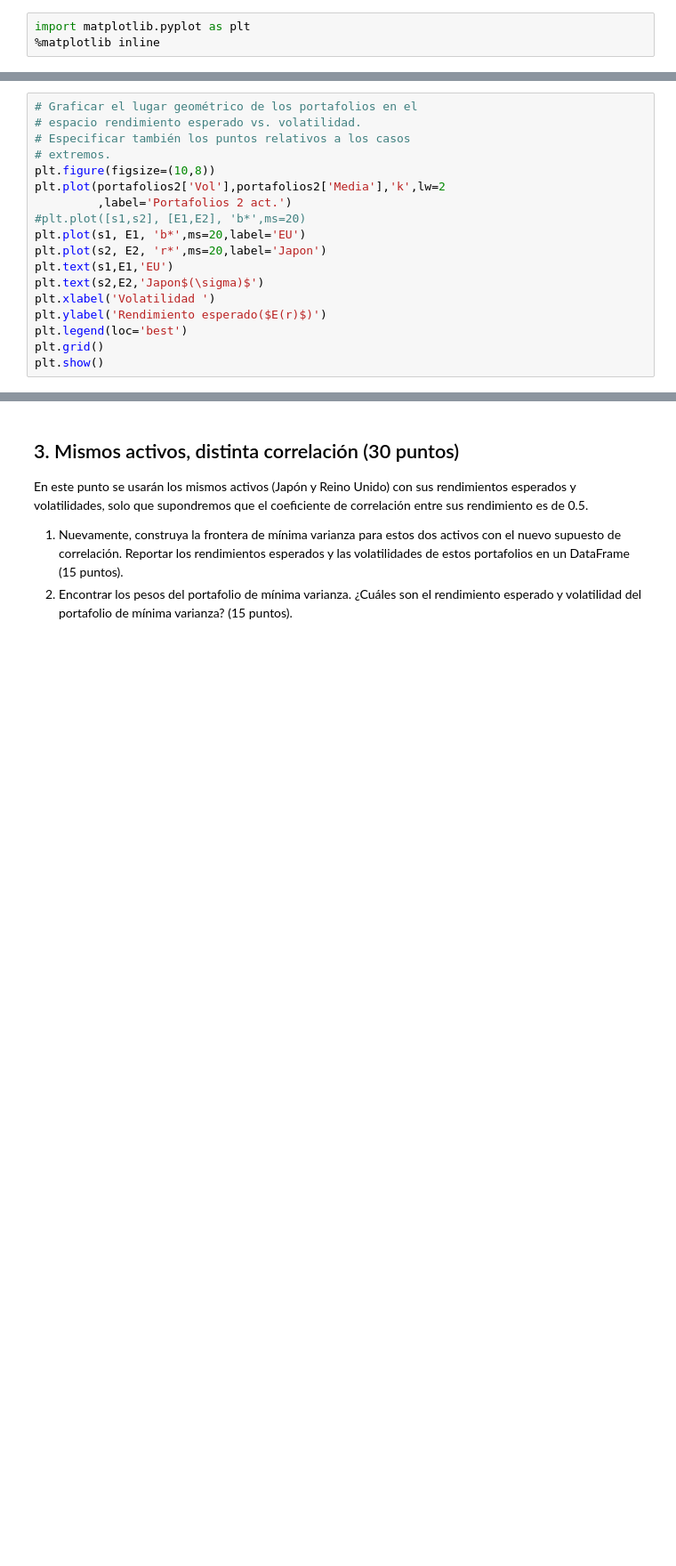
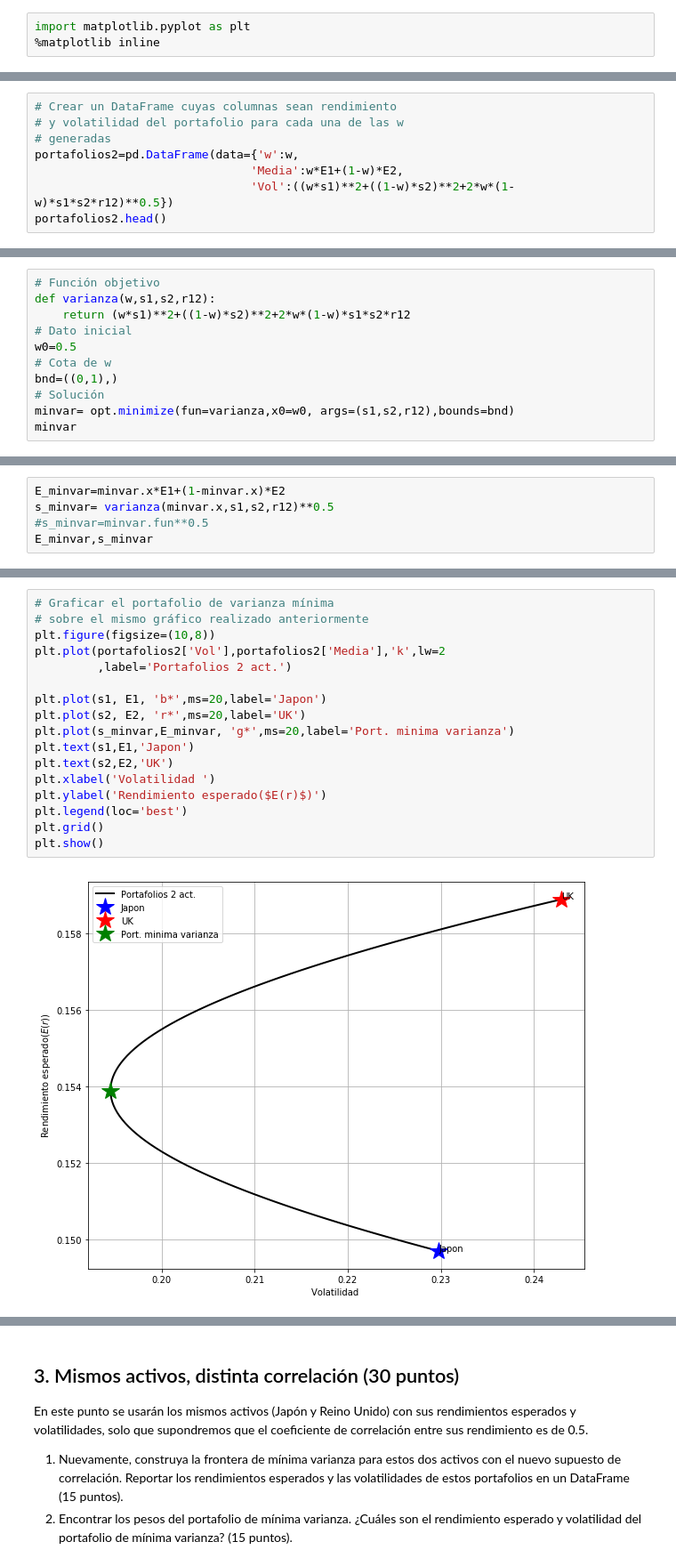
Before and after one commit to ariadnagalindom/portafolios, a Jupyter notebook: Modulo2/Tarea5_GalindoAriadna.ipynb, the cells around one changed output, grey strips where cells are left out. Shown at 89% size. Cells and saved outputs as stored; diff of their text form; blank space fills up the shorter version.

```diff
--- a/Modulo2/Tarea5_GalindoAriadna.ipynb
+++ b/Modulo2/Tarea5_GalindoAriadna.ipynb
@@ -75,0 +111,8 @@ NameError: name 'corr' is not defined
+# %%
+# Crear un DataFrame cuyas columnas sean rendimiento
+# y volatilidad del portafolio para cada una de las w
+# generadas
+portafolios2=pd.DataFrame(data={'w':w,
+                               'Media':w*E1+(1-w)*E2,
+                               'Vol':((w*s1)**2+((1-w)*s2)**2+2*w*(1-w)*s1*s2*r12)**0.5})
+portafolios2.head()
@@ -75,0 +130,11 @@ NameError: name 'corr' is not defined
+# %%
+# Función objetivo
+def varianza(w,s1,s2,r12):
+    return (w*s1)**2+((1-w)*s2)**2+2*w*(1-w)*s1*s2*r12
+# Dato inicial
+w0=0.5
+# Cota de w
+bnd=((0,1),)
+# Solución
+minvar= opt.minimize(fun=varianza,x0=w0, args=(s1,s2,r12),bounds=bnd)
+minvar
@@ -75,0 +156,5 @@ NameError: name 'corr' is not defined
+# %%
+E_minvar=minvar.x*E1+(1-minvar.x)*E2
+s_minvar= varianza(minvar.x,s1,s2,r12)**0.5
+#s_minvar=minvar.fun**0.5
+E_minvar,s_minvar
@@ -76,18 +163,19 @@ NameError: name 'corr' is not defined
 # %%
-# Graficar el lugar geométrico de los portafolios en el
-# espacio rendimiento esperado vs. volatilidad.
-# Especificar también los puntos relativos a los casos
-# extremos.
+# Graficar el portafolio de varianza mínima
+# sobre el mismo gráfico realizado anteriormente
 plt.figure(figsize=(10,8))
 plt.plot(portafolios2['Vol'],portafolios2['Media'],'k',lw=2
          ,label='Portafolios 2 act.')
-#plt.plot([s1,s2], [E1,E2], 'b*',ms=20)
-plt.plot(s1, E1, 'b*',ms=20,label='EU')
-plt.plot(s2, E2, 'r*',ms=20,label='Japon')
-plt.text(s1,E1,'EU')
-plt.text(s2,E2,'Japon$(\sigma)$')
+
+plt.plot(s1, E1, 'b*',ms=20,label='Japon')
+plt.plot(s2, E2, 'r*',ms=20,label='UK')
+plt.plot(s_minvar,E_minvar, 'g*',ms=20,label='Port. minima varianza')
+plt.text(s1,E1,'Japon')
+plt.text(s2,E2,'UK')
 plt.xlabel('Volatilidad ')
 plt.ylabel('Rendimiento esperado($E(r)$)')
 plt.legend(loc='best')
 plt.grid()
 plt.show()
+# %% [output]
+[figure, added]
```
Also changed, not shown: parts of 21 cells of this notebook, 6 other files.
